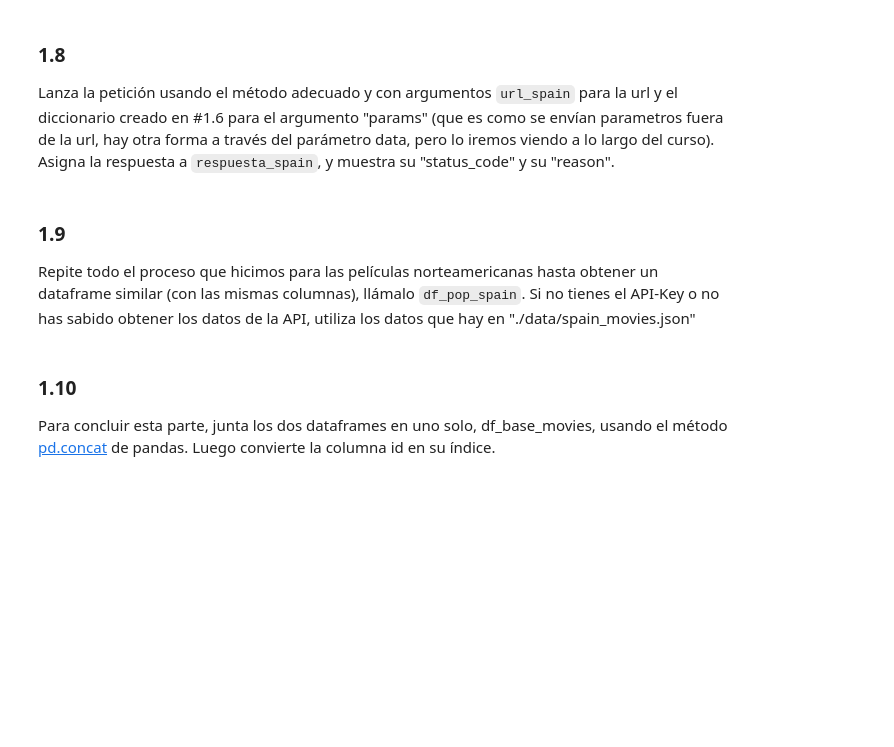
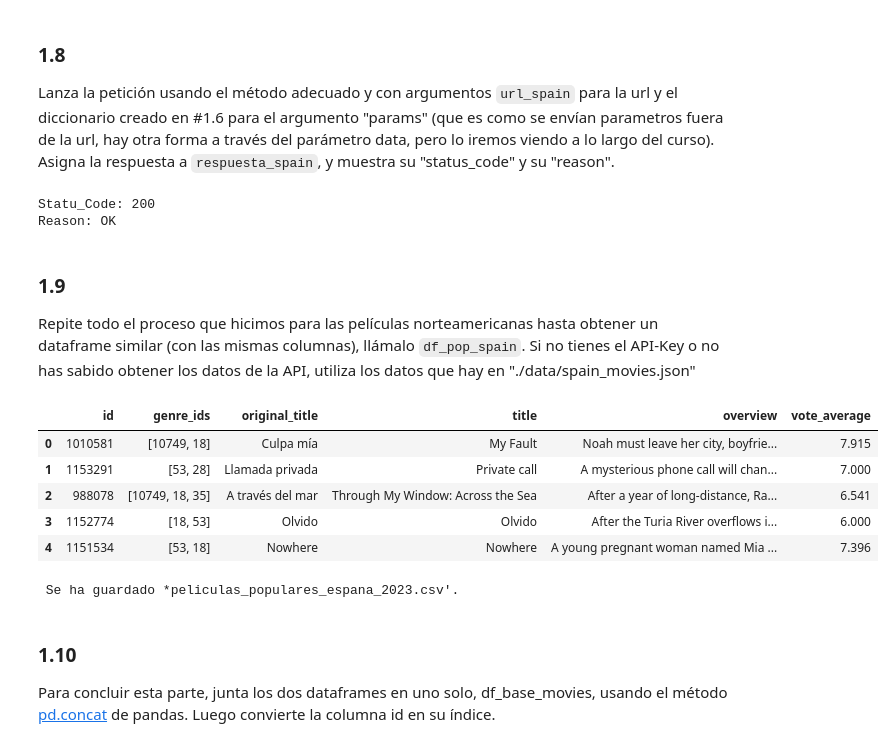
Before and after one commit to Cmonzon-94/ONLINE_DS_THEBRIDGE_Cmonzon, a Jupyter notebook: 03_Analisis_de_Datos/Sprint_06/Unidad_02_Acceso_y_Procesado_de_Datos_Externos_APIs_y_Web_Scrapping/Practica_Obligatoria/18_Practica_Obligatoria_Scraping_API.ipynb, the cells around one changed output. Saved outputs shown, nothing was run; the diff lists cells and outputs as text; code cells hidden in the pictures; blank space fills up the shorter version.

```diff
--- a/03_Analisis_de_Datos/Sprint_06/Unidad_02_Acceso_y_Procesado_de_Datos_Externos_APIs_y_Web_Scrapping/Practica_Obligatoria/18_Practica_Obligatoria_Scraping_API.ipynb
+++ b/03_Analisis_de_Datos/Sprint_06/Unidad_02_Acceso_y_Procesado_de_Datos_Externos_APIs_y_Web_Scrapping/Practica_Obligatoria/18_Practica_Obligatoria_Scraping_API.ipynb
@@ -122,9 +545,66 @@ Ahora construye la url_spain, pero ten en cuenta que ya sólo necesitas la url b
 ### 1.8
 
 Lanza la petición usando el método adecuado y con argumentos `url_spain` para la url y el diccionario creado en \#1.6 para el argumento "params" (que es como se envían parametros fuera de la url, hay otra forma a través del parámetro data, pero lo iremos viendo a lo largo del curso). Asigna la respuesta a `respuesta_spain`, y muestra su "status_code" y su "reason".
+# %%
+# Creación a partir del ejercicio 1.6
+url_spain = "https://api.themoviedb.org/3/discover/movie"
+querystring = {
+    "api_key": "9bd21bf387c7309a521e717a815e8c3e",
+    "primary_release_year": 2023,
+    "with_original_language": "es",
+    "sort_by": "popularity.desc",
+    "page": 1
+}
+respuesta_spain = requests.get(url_spain, params=querystring)
+print(f"Statu_Code: {respuesta_spain.status_code}")
+print(f"Reason: {respuesta_spain.reason}")
+# %% [output]
+Statu_Code: 200
+Reason: OK
 # %% [markdown]
 ### 1.9
 Repite todo el proceso que hicimos para las películas norteamericanas hasta obtener un dataframe similar (con las mismas columnas), llámalo `df_pop_spain`. Si no tienes el API-Key o no has sabido obtener los datos de la API, utiliza los datos que hay en "./data/spain_movies.json"
+# %%
+base_url = "https://api.themoviedb.org/3/discover/movie"
+querystring = {
+    "api_key": "9bd21bf387c7309a521e717a815e8c3e",
+    "primary_release_year": 2023,
+    "with_original_language": "es",
+    "sort_by": "popularity.desc",
+    "page": 1
+}
+
+response = requests.get(base_url, params=querystring)
+data_spain = response.json()
+
+#Columnas relevantes
+pelis_spain = [
+    {
+        "id": movie["id"],
+        "genre_ids": movie["genre_ids"],
+        "original_title": movie["original_title"],
+        "title": movie["title"],
+        "overview": movie["overview"],
+        "vote_average": movie["vote_average"]
+    }
+    for movie in data_spain["results"]
+]
+
+df_pop_spain = pd.DataFrame(pelis_spain)
+df_pop_spain.head()
+# %% [output]
+|  | id | genre_ids | original_title | title | overview | vote_average |
+| 0 | 1010581 | [10749, 18] | Culpa mía | My Fault | Noah must leave her city, boyfrie... | 7.915 |
+| 1 | 1153291 | [53, 28] | Llamada privada | Private call | A mysterious phone call will chan... | 7.000 |
+| 2 | 988078 | [10749, 18, 35] | A través del mar | Through My Window: Across the Sea | After a year of long-distance, Ra... | 6.541 |
+| 3 | 1152774 | [18, 53] | Olvido | Olvido | After the Turia River overflows i... | 6.000 |
+| 4 | 1151534 | [53, 18] | Nowhere | Nowhere | A young pregnant woman named Mia ... | 7.396 |
+# %%
+#Guardamos la info en un csv
+df_pop_spain.to_csv("peliculas_populares_es_2023.csv", index=False)
+print(" Se ha guardado *peliculas_populares_espana_2023.csv'.")
+# %% [output]
+ Se ha guardado *peliculas_populares_espana_2023.csv'.
 # %% [markdown]
 ### 1.10
 Para concluir esta parte, junta los dos dataframes en uno solo, df_base_movies, usando el método [pd.concat](https://pandas.pydata.org/docs/reference/api/pandas.concat.html) de pandas. Luego convierte la columna id en su índice.
```
Also changed, not shown: parts of 37 cells of this notebook, 12 other files.
